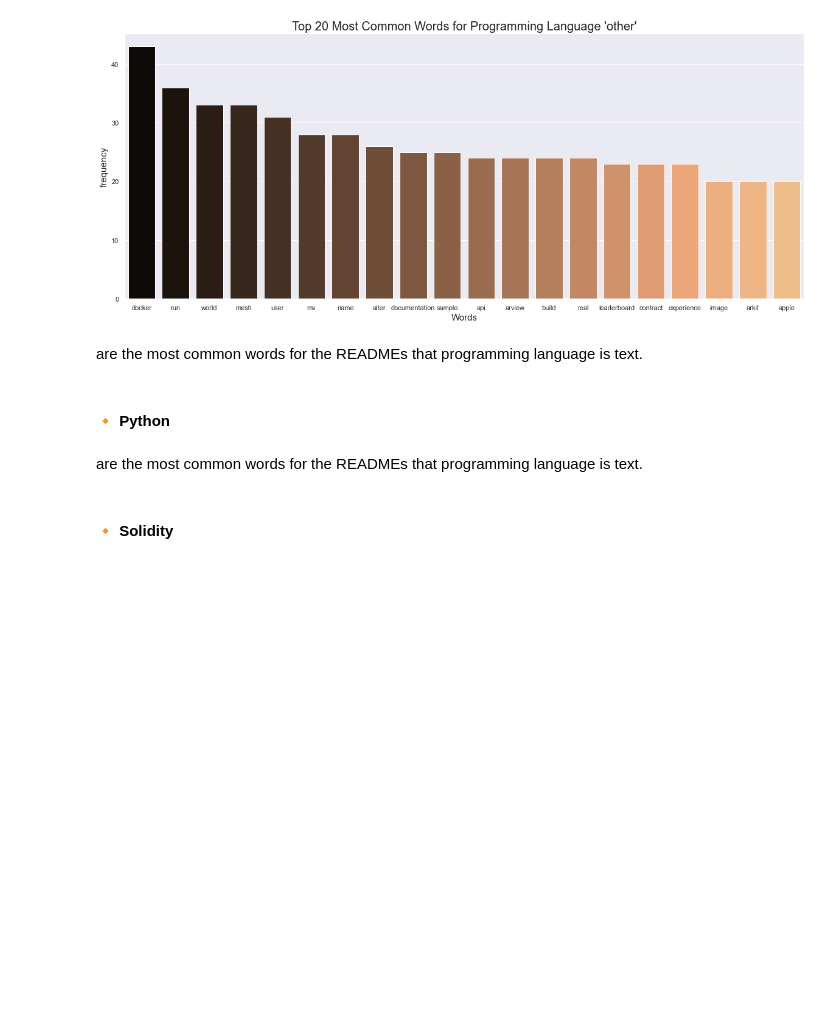
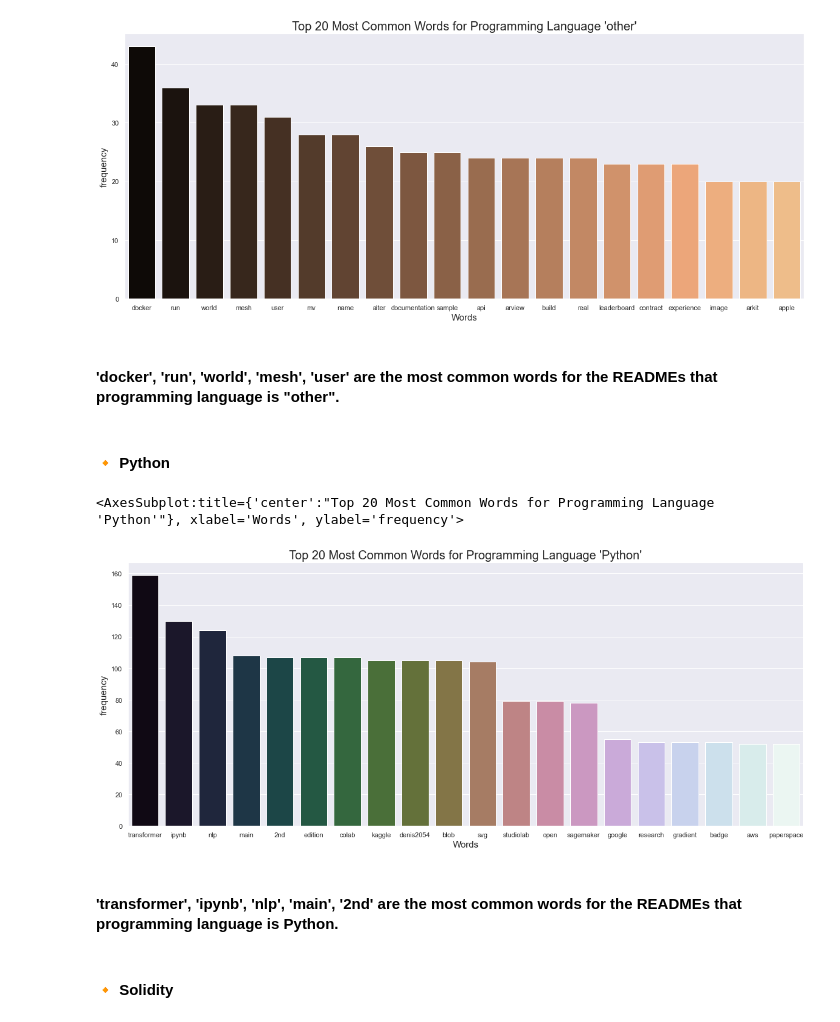
Before and after one commit to MBM-nlp/github_classification_project, a Jupyter notebook: meredith_eda.ipynb, the cells around one changed output. Drawn from its saved outputs; the diff is of its cells as text; code cells hidden in the pictures; blank space fills up the shorter version.

```diff
--- a/meredith_eda.ipynb
+++ b/meredith_eda.ipynb
@@ -504,10 +504,22 @@ sns.barplot(x=other_freq.index, y=other_freq.frequency, palette ='copper')
 <AxesSubplot:title={'center':"Top 20 Most Common Words for Programming Language 'other'"}, xlabel='Words', ylabel='frequency'>
 [figure]
 # %% [markdown]
- are the most common words for the READMEs that programming language is text.
+#### 'docker', 'run', 'world', 'mesh', 'user'  are the most common words for the READMEs that programming language is "other".
 # %% [markdown]
 #### 🔸	Python
+# %%
+# Storing frequency into dataframe
+python_freq = pd.DataFrame(pd.Series(python.split()).value_counts().head(20), columns = ['frequency'])
+# Visualize most frequent words for text repos
+plt.figure(figsize = (20,8))
+plt.xlabel('Words', fontsize = 15)
+plt.ylabel('Frequency', fontsize = 15)
+plt.title("Top 20 Most Common Words for Programming Language 'Python'", fontsize = 20)
+sns.barplot(x=python_freq.index, y=python_freq.frequency, palette ='cubehelix')
+# %% [output]
+<AxesSubplot:title={'center':"Top 20 Most Common Words for Programming Language 'Python'"}, xlabel='Words', ylabel='frequency'>
+[figure, added]
 # %% [markdown]
- are the most common words for the READMEs that programming language is text.
+#### 'transformer', 'ipynb', 'nlp', 'main', '2nd' are the most common words for the READMEs that programming language is Python.
 # %% [markdown]
 #### 🔸	Solidity
```
Also changed, not shown: parts of 13 cells of this notebook.
